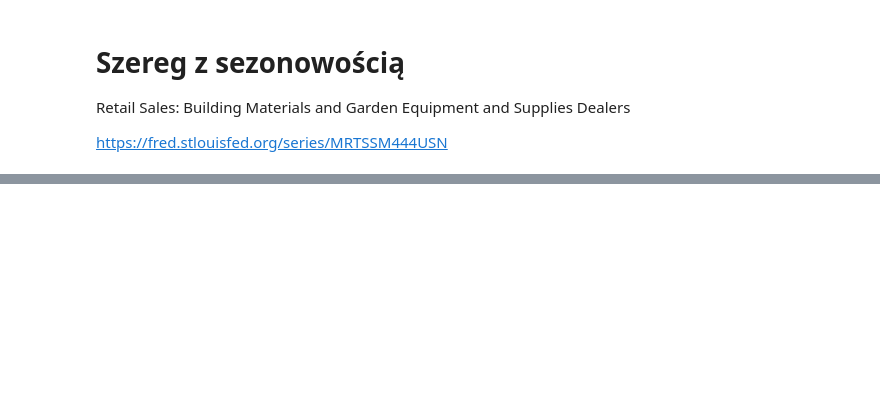
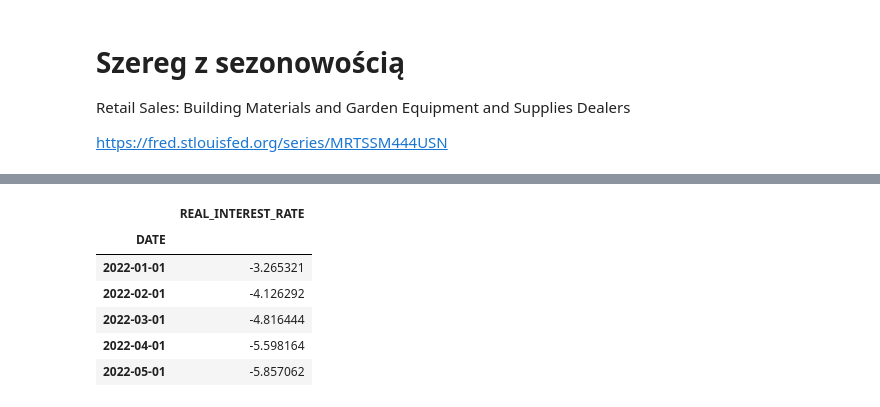
Before and after one commit to AldonaSwirad/Machine-learning-in-time-series-analysis, a Jupyter notebook: INZ.ipynb, the cells around one changed output, grey strips where cells are left out. Drawn from its saved outputs; the diff is of its cells as text; code cells hidden in the pictures; blank space fills up the shorter version.

```diff
--- a/INZ.ipynb
+++ b/INZ.ipynb
@@ -150,0 +178,4 @@ plt.show()
+# %%
+
+train_rate = df_rate[:96]
+test_rate = df_rate[96:]
@@ -150,0 +378,10 @@ plt.show()
+# %%
+test_rate.head()
+# %% [output]
+|  | REAL_INTEREST_RATE |
+| DATE |  |
+| 2022-01-01 | -3.265321 |
+| 2022-02-01 | -4.126292 |
+| 2022-03-01 | -4.816444 |
+| 2022-04-01 | -5.598164 |
+| 2022-05-01 | -5.857062 |
```
Also changed, not shown: parts of 43 cells of this notebook.
